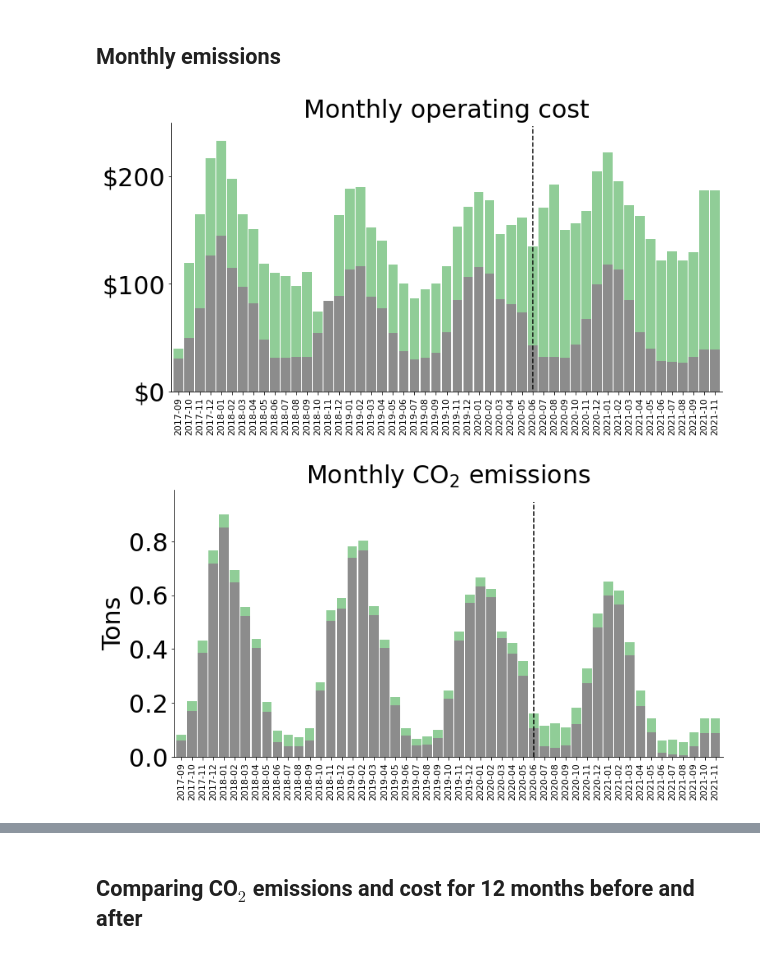
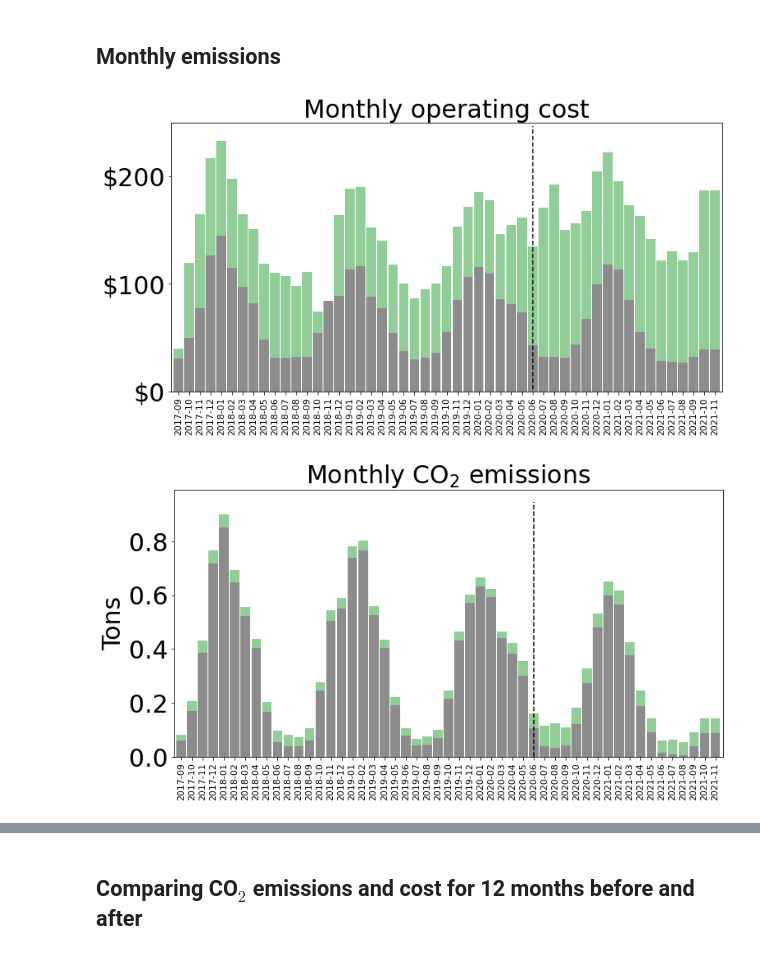
Before and after one commit to ryanfobel/utility-bill-scraper, a Jupyter notebook: notebooks/features/case_study.ipynb, the cells around one changed output, grey strips where cells are left out. Drawn from its saved outputs; the diff is of its cells as text; code cells hidden in the pictures.

```diff
--- a/notebooks/features/case_study.ipynb
+++ b/notebooks/features/case_study.ipynb
@@ -79,9 +79,9 @@ for utility_name in MAP.keys():
         kwargs["password"] = os.getenv("KITCHENER_UTILITIES_PASSWORD")
 
     api[utility_name] = MAP[utility_name](**kwargs)
-    # updates[utility_name] = api[utility_name].update(24)
-    # if updates[utility_name] is not None:
-    #     print(f"{ utility_name }: { len(updates[utility_name]) } statements_downloaded")
+    updates[utility_name] = api[utility_name].update(24)
+    if updates[utility_name] is not None:
+        print(f"{ utility_name }: { len(updates[utility_name]) } statements_downloaded")
 
 # Resample monthly data to end of month
 electricity = api[kwh.NAME].history("monthly").resample('D').interpolate().resample('M').interpolate()
@@ -208,45 +208,41 @@ plt.yticks(np.arange(0, 300, step=100),
     fontsize=30,
 );
 plt.ylim((0, 250))
-plt.gca().spines.top.set_visible(False)
-plt.gca().spines.right.set_visible(False)
 plt.savefig(
     os.path.join("images", "monthly_operating_cost.svg"),
     bbox_inches=bbox_inches,
     transparent=transparent,
     facecolor=facecolor,
 )
 
 
 tco2.plot.bar(
     stacked=True,
     color=["#8c8c8c", "#90cd97"],
     width=bin_width,
     fontsize=30,
     ylabel="tCO$_2$e",
     figsize=figsize,
     legend=None,
 )
 plt.title("Monthly CO$_2$ emissions", fontsize=title_size)
 plt.ylabel("Tons", fontsize=30)
 xlocs, xlabels = plt.xticks()
 plt.xticks(xlocs,
     labels=[label.get_text()[:7] for label in xlabels],
     fontsize=11,
 );
 plt.xlabel("")
-plt.gca().spines.top.set_visible(False)
-plt.gca().spines.right.set_visible(False)
 plt.plot([water_heater_install, water_heater_install], plt.ylim(), 'k--')
 plt.savefig(
     os.path.join("images", "monthly_emissions.svg"),
     bbox_inches=bbox_inches,
     transparent=transparent,
     facecolor=facecolor,
 )
 # %% [output]
-[figure, old version]
+[figure, new version]
-[figure, old version]
+[figure, new version]
 # %%
 tco2["year"] = [date.year for date in tco2.index]
 cost["year"] = [date.year for date in cost.index]
```
Also changed, not shown: parts of 5 cells of this notebook, 8 other files.
